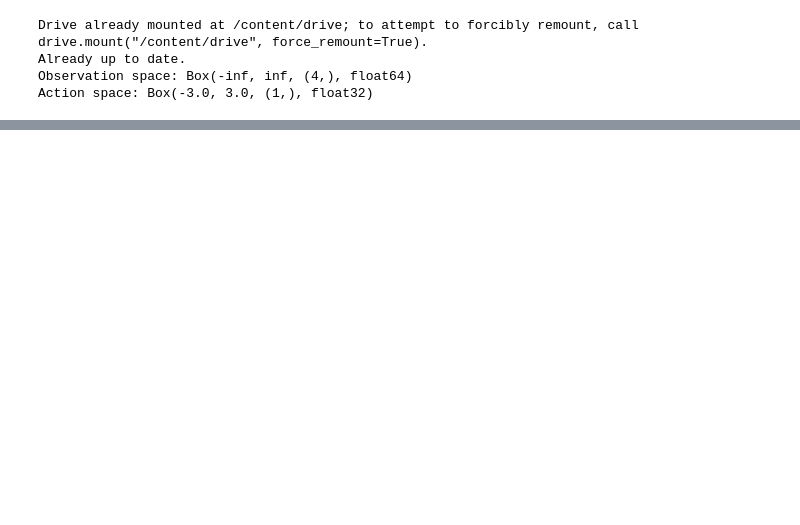
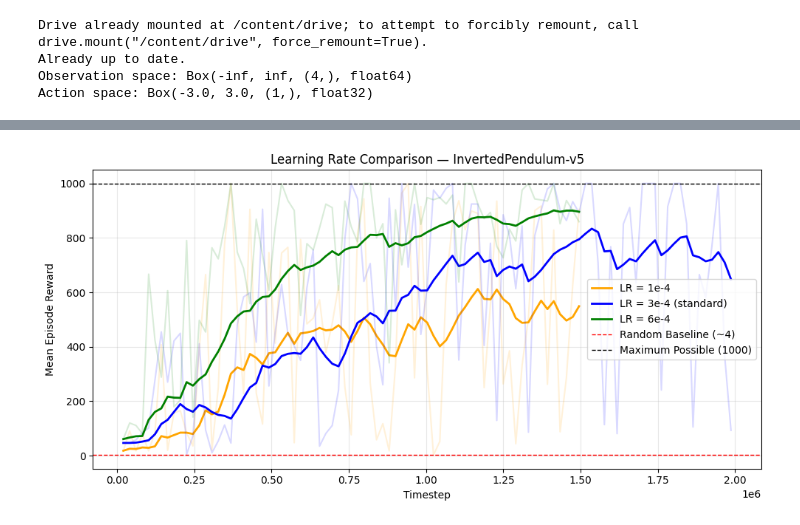
Before and after one commit to victoriaf55/cs372-final, a Jupyter notebook: notebooks/plots.ipynb, the cells around one changed output, grey strips where cells are left out. Cells and saved outputs as stored; diff of their text form; code cells hidden in the pictures; blank space fills up the shorter version.

```diff
--- a/notebooks/plots.ipynb
+++ b/notebooks/plots.ipynb
@@ -125,4 +126,89 @@ plt.show()
 [figure]
 # %%
 # Plots for Hyperparameter Study
+
 import matplotlib.pyplot as plt
+import os
+
+# --- Config ---
+# AI-GENERATED: Run name configuration generated by Claude
+# Update these to match your actual log directory names
+LOG_BASE = "/content/drive/MyDrive/cs372_final_project/logs"
+
+STANDARD_RUN = f"{LOG_BASE}/STND_ppo_lr0.0003_clip0.2_valcoeff0.5_04252026_024313"
+
+plot_groups = [
+    {
+        "title": "Learning Rate Comparison — InvertedPendulum-v5",
+        "filename": "plots/comparison_learning_rate.png",
+        "runs": {
+            "LR = 1e-4":         (f"{LOG_BASE}/LR1_study_lr0.0001_valcoeff0.5_clip0.2_04252026_231317", "orange"),
+            "LR = 3e-4 (standard)": (STANDARD_RUN,                     "blue"),
+            "LR = 6e-4":         (f"{LOG_BASE}/LR2_study_lr0.0006_valcoeff0.5_clip0.2_04262026_005934", "green"),
+        }
+    },
+    {
+        "title": "Value Coefficient Comparison — InvertedPendulum-v5",
+        "filename": "plots/comparison_value_coef.png",
+        "runs": {
+            "Value Coef = 0.2":          (f"{LOG_BASE}/VAL1_study_lr0.0003_valcoeff0.2_clip0.2_04262026_015418", "orange"),
+            "Value Coef = 0.5 (standard)": (STANDARD_RUN,                       "blue"),
+            "Value Coef = 0.8":          (f"{LOG_BASE}/VAL2_study_lr0.0003_valcoeff0.8_clip0.2_04262026_025717", "green"),
+        }
+    },
+    {
+        "title": "Clipping Parameter Comparison — InvertedPendulum-v5",
+        "filename": "plots/comparison_clip_eps.png",
+        "runs": {
+            "Clip = 0.1":          (f"{LOG_BASE}/CLIP1_study_lr0.0003_valcoeff0.5_clip0.1_04262026_035449", "orange"),
+            "Clip = 0.2 (standard)": (STANDARD_RUN,                        "blue"),
+            "Clip = 0.5":          (f"{LOG_BASE}/CLIP2_study_lr0.0003_valcoeff0.5_clip0.5_04262026_045029", "green"),
+        }
+    },
+]
+
+os.makedirs("plots", exist_ok=True)
+
+# --- Plot each group ---
+# AI-GENERATED: Plot loop generated by Claude
+for group in plot_groups:
+    fig, ax = plt.subplots(figsize=(10, 5))
+
+    for label, (log_dir, color) in group["runs"].items():
+        try:
+            reward_df, _ = load_tensorboard_logs(log_dir)
+
+            # Raw curve (transparent)
+            ax.plot(
+                reward_df["timestep"],
+                reward_df["mean_reward"],
+                alpha=0.15,
+                color=color
+            )
+
+            # Smoothed curve
+            ax.plot(
+                reward_df["timestep"],
+                smooth(reward_df["mean_reward"].tolist()),
+                color=color,
+                linewidth=2,
+                label=label
+            )
+
+        except Exception as e:
+            print(f"Could not load run '{label}': {e}")
+
+    # Reference lines
+    ax.axhline(y=4,    color="red",   linestyle="--", linewidth=1, label="Random Baseline (~4)")
+    ax.axhline(y=1000, color="black", linestyle="--", linewidth=1, label="Maximum Possible (1000)")
+
+    ax.set_xlabel("Timestep")
+    ax.set_ylabel("Mean Episode Reward")
+    ax.set_title(group["title"])
+    ax.legend()
+    ax.grid(True, alpha=0.3)
+    plt.tight_layout()
+    plt.savefig(group["filename"], dpi=150)
+    plt.show()
+    print(f"Saved: {group['filename']}")
+# %% [output]
@@ -128,0 +218 @@ import matplotlib.pyplot as plt
+[figure, added]
```
Also changed, not shown: parts of 3 cells of this notebook, 6 other files.
